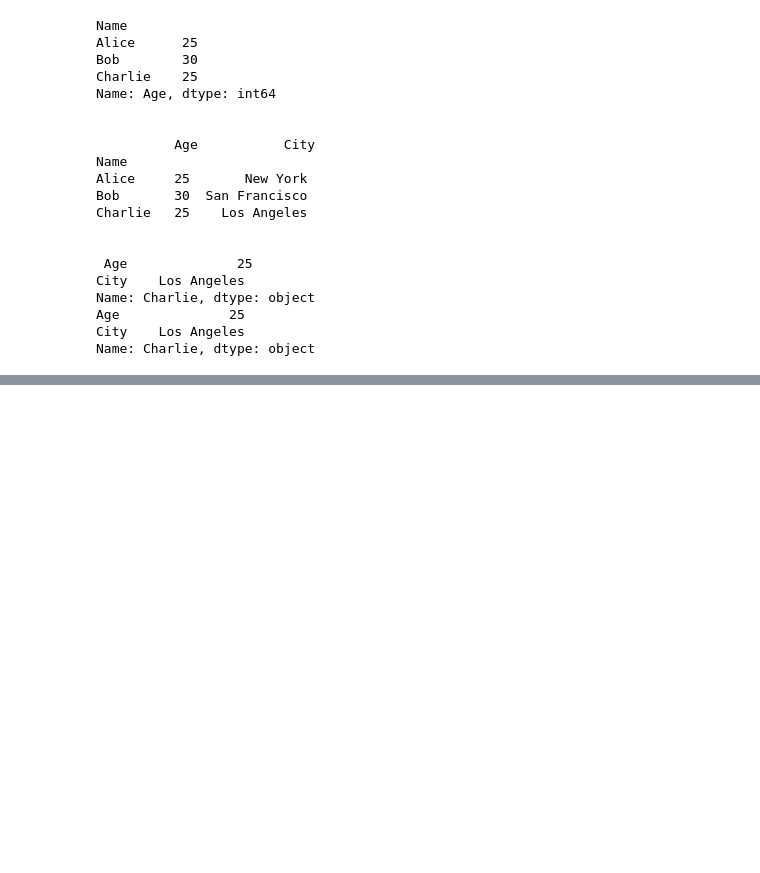
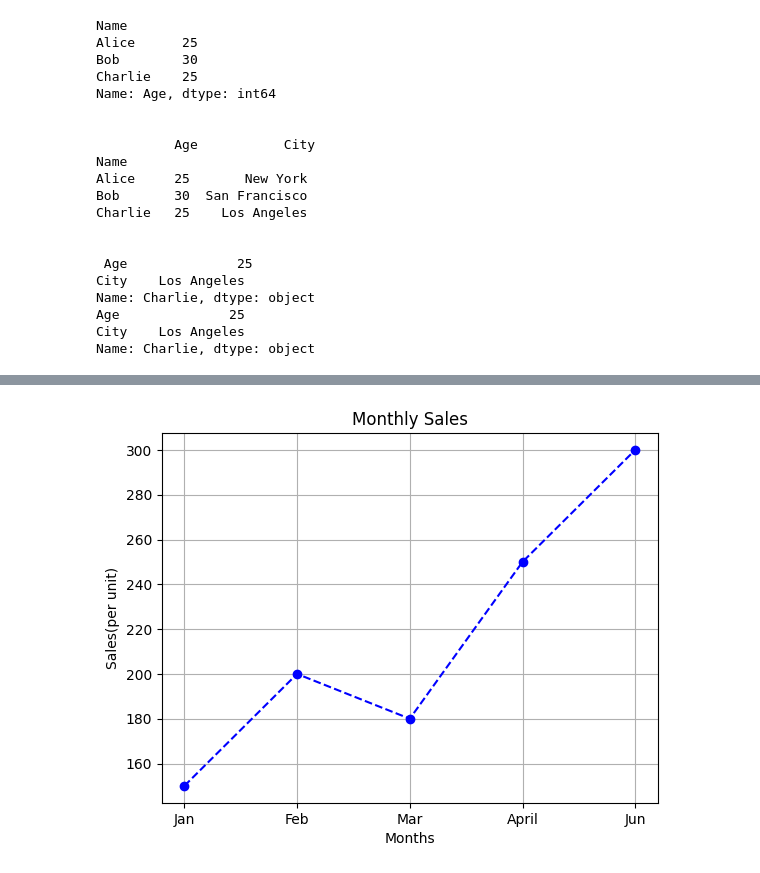
Before and after one commit to Aerospace-prog/Python-For-AI-Ml, a Jupyter notebook: Python_For_Ai_Ml.ipynb, the cells around one changed output, grey strips where cells are left out. Drawn from its saved outputs; the diff is of its cells as text; code cells hidden in the pictures; blank space fills up the shorter version.

```diff
--- a/Python_For_Ai_Ml.ipynb
+++ b/Python_For_Ai_Ml.ipynb
@@ -1849,0 +1898,22 @@ Name: Charlie, dtype: object
+# %%
+# Displaying data through a pandas Dataframe
+
+import matplotlib.pyplot as plt
+import pandas as pd
+
+data = {
+    "Month" : ["Jan", "Feb", "Mar", "April", "Jun"],
+    "Sales" : [150,200,180,250,300]
+}
+df = pd.DataFrame(data)
+plt.plot(df["Month"], df["Sales"],marker = "o", linestyle = "--", color= "blue")
+
+plt.title("Monthly Sales")
+plt.xlabel("Months")
+plt.ylabel("Sales(per unit)")
+
+plt.grid(True)
+
+plt.show()
+# %% [output]
+[figure, added]
```
Also changed, not shown: parts of 80 cells of this notebook.
